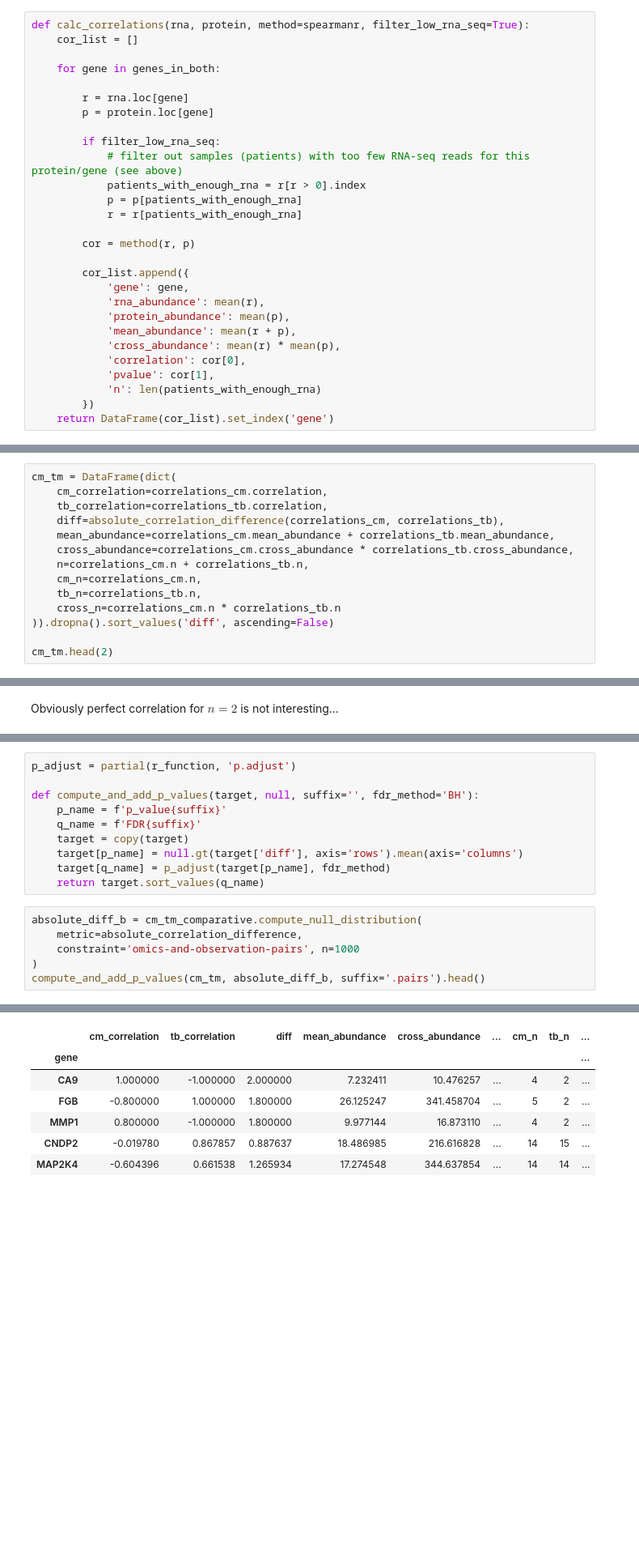
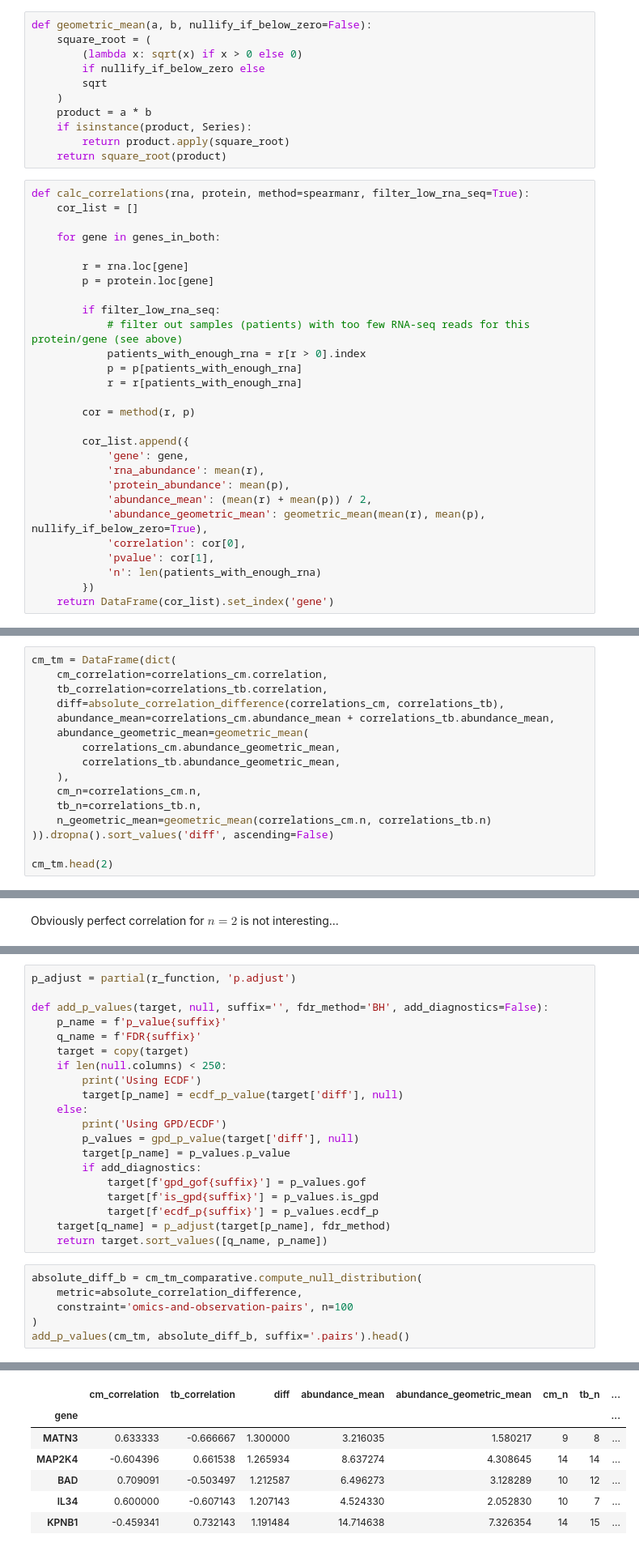
Before and after one commit to krassowski/meningitis-integration, a Jupyter notebook: analyses/integration/Correlations.ipynb, the cells around one changed output, grey strips where cells are left out. Shown at 81% size. Cells and saved outputs as stored; diff of their text form; blank space fills up the shorter version.

Commit message:
Finish off correlations analysis

```diff
--- a/analyses/integration/Correlations.ipynb
+++ b/analyses/integration/Correlations.ipynb
@@ -199,3 +205,14 @@ If we were to look at the RNA/protein correlations across the samples, we see th
+# %%
+def geometric_mean(a, b, nullify_if_below_zero=False):
+    square_root = (
+        (lambda x: sqrt(x) if x > 0 else 0)
+        if nullify_if_below_zero else
+        sqrt
+    )
+    product = a * b
+    if isinstance(product, Series):
+        return product.apply(square_root)
+    return square_root(product)
 # %%
 def calc_correlations(rna, protein, method=spearmanr, filter_low_rna_seq=True):
     cor_list = []
@@ -217,8 +234,8 @@ def calc_correlations(rna, protein, method=spearmanr, filter_low_rna_seq=True):
             'gene': gene,
             'rna_abundance': mean(r),
             'protein_abundance': mean(p),
-            'mean_abundance': mean(r + p),
-            'cross_abundance': mean(r) * mean(p),
+            'abundance_mean': (mean(r) + mean(p)) / 2,
+            'abundance_geometric_mean': geometric_mean(mean(r), mean(p), nullify_if_below_zero=True),
             'correlation': cor[0],
             'pvalue': cor[1],
             'n': len(patients_with_enough_rna)
@@ -558,12 +575,14 @@ cm_tm = DataFrame(dict(
     cm_correlation=correlations_cm.correlation,
     tb_correlation=correlations_tb.correlation,
     diff=absolute_correlation_difference(correlations_cm, correlations_tb),
-    mean_abundance=correlations_cm.mean_abundance + correlations_tb.mean_abundance,
-    cross_abundance=correlations_cm.cross_abundance * correlations_tb.cross_abundance,
-    n=correlations_cm.n + correlations_tb.n,
+    abundance_mean=correlations_cm.abundance_mean + correlations_tb.abundance_mean,
+    abundance_geometric_mean=geometric_mean(
+        correlations_cm.abundance_geometric_mean,
+        correlations_tb.abundance_geometric_mean,
+    ),
     cm_n=correlations_cm.n,
     tb_n=correlations_tb.n,
-    cross_n=correlations_cm.n * correlations_tb.n
+    n_geometric_mean=geometric_mean(correlations_cm.n, correlations_tb.n)
 )).dropna().sort_values('diff', ascending=False)
 
 cm_tm.head(2)
@@ -637,17 +670,27 @@ Even with the permutation testing, effects of the "perfect correlations" from gr
 # %%
 p_adjust = partial(r_function, 'p.adjust')
 
-def compute_and_add_p_values(target, null, suffix='', fdr_method='BH'):
+def add_p_values(target, null, suffix='', fdr_method='BH', add_diagnostics=False):
     p_name = f'p_value{suffix}'
     q_name = f'FDR{suffix}'
     target = copy(target)
-    target[p_name] = null.gt(target['diff'], axis='rows').mean(axis='columns')
+    if len(null.columns) < 250:
+        print('Using ECDF')
+        target[p_name] = ecdf_p_value(target['diff'], null)
+    else:
+        print('Using GPD/ECDF')
+        p_values = gpd_p_value(target['diff'], null)
+        target[p_name] = p_values.p_value
+        if add_diagnostics:
+            target[f'gpd_gof{suffix}'] = p_values.gof
+            target[f'is_gpd{suffix}'] = p_values.is_gpd
+            target[f'ecdf_p{suffix}'] = p_values.ecdf_p
     target[q_name] = p_adjust(target[p_name], fdr_method)
-    return target.sort_values(q_name)
+    return target.sort_values([q_name, p_name])
 # %%
 absolute_diff_b = cm_tm_comparative.compute_null_distribution(
     metric=absolute_correlation_difference,
-    constraint='omics-and-observation-pairs', n=1000
+    constraint='omics-and-observation-pairs', n=100
 )
-compute_and_add_p_values(cm_tm, absolute_diff_b, suffix='.pairs').head()
+add_p_values(cm_tm, absolute_diff_b, suffix='.pairs').head()
 # %% [output]
@@ -654,7 +698,7 @@ compute_and_add_p_values(cm_tm, absolute_diff_b, suffix='.pairs').head()
-|  | cm_correlation | tb_correlation | diff | mean_abundance | cross_abundance | ... | cm_n | tb_n | ... |
-| gene |  |  |  |  |  |  |  |  | ... |
-| CA9 | 1.000000 | -1.000000 | 2.000000 | 7.232411 | 10.476257 | ... | 4 | 2 | ... |
-| FGB | -0.800000 | 1.000000 | 1.800000 | 26.125247 | 341.458704 | ... | 5 | 2 | ... |
-| MMP1 | 0.800000 | -1.000000 | 1.800000 | 9.977144 | 16.873110 | ... | 4 | 2 | ... |
-| CNDP2 | -0.019780 | 0.867857 | 0.887637 | 18.486985 | 216.616828 | ... | 14 | 15 | ... |
-| MAP2K4 | -0.604396 | 0.661538 | 1.265934 | 17.274548 | 344.637854 | ... | 14 | 14 | ... |
+|  | cm_correlation | tb_correlation | diff | abundance_mean | abundance_geometric_mean | cm_n | tb_n | ... |
+| gene |  |  |  |  |  |  |  | ... |
+| MATN3 | 0.633333 | -0.666667 | 1.300000 | 3.216035 | 1.580217 | 9 | 8 | ... |
+| MAP2K4 | -0.604396 | 0.661538 | 1.265934 | 8.637274 | 4.308645 | 14 | 14 | ... |
+| BAD | 0.709091 | -0.503497 | 1.212587 | 6.496273 | 3.128289 | 10 | 12 | ... |
+| IL34 | 0.600000 | -0.607143 | 1.207143 | 4.524330 | 2.052830 | 10 | 7 | ... |
+| KPNB1 | -0.459341 | 0.732143 | 1.191484 | 14.714638 | 7.326354 | 14 | 15 | ... |
```
Also changed, not shown: parts of 153 cells of this notebook, 7 other files.
